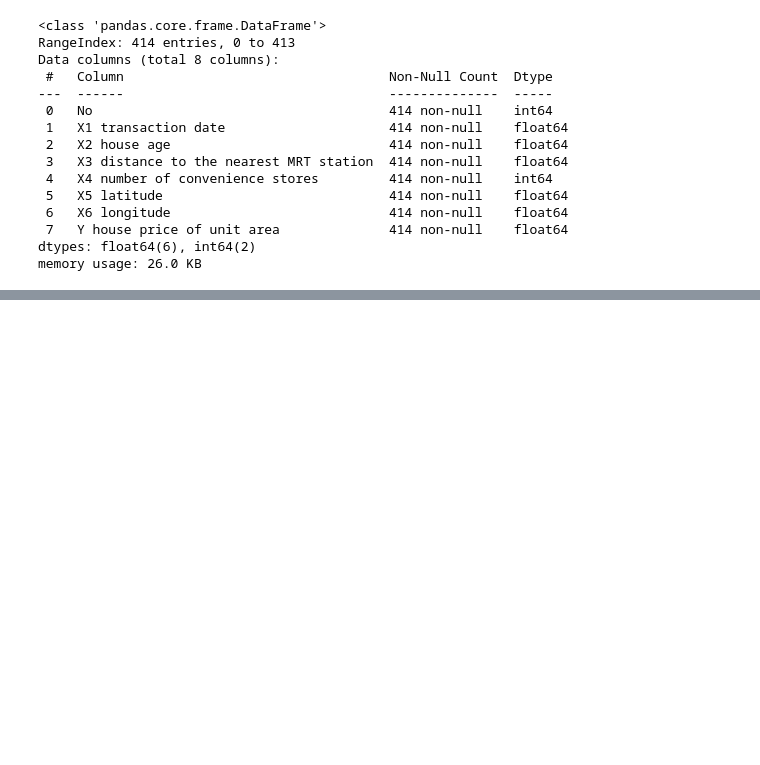
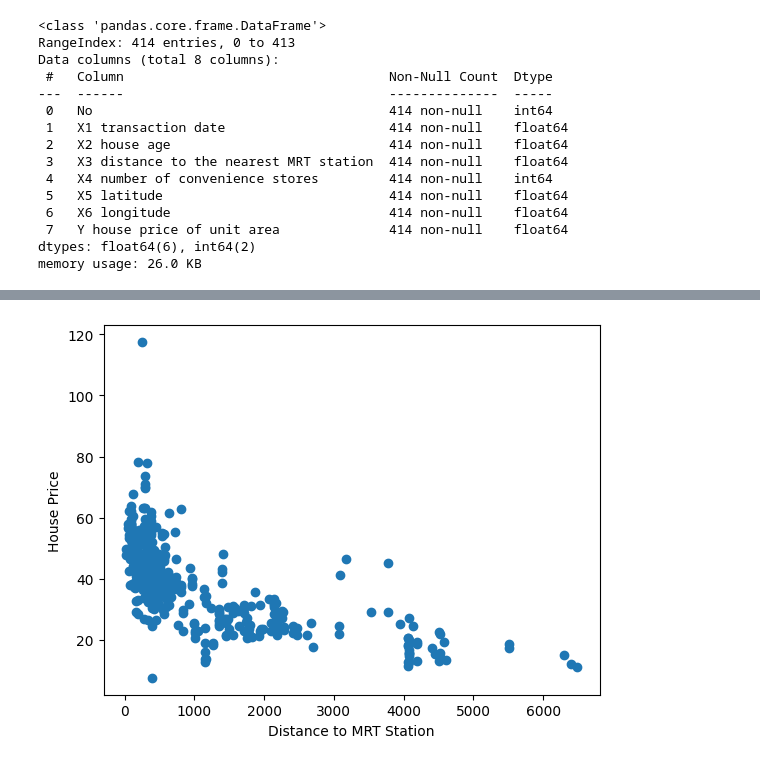
Before and after one commit to satya00089/kaggle-learnings, a Jupyter notebook: polynomial/real-estate/real-estate.ipynb, the cells around one changed output, grey strips where cells are left out. Drawn from its saved outputs; the diff is of its cells as text; code cells hidden in the pictures; blank space fills up the shorter version.

```diff
--- a/polynomial/real-estate/real-estate.ipynb
+++ b/polynomial/real-estate/real-estate.ipynb
@@ -64,0 +73,7 @@ plt.scatter(df['TransactionDate'], df['HousePrice'])
+# %%
+plt.scatter(df['DistanceToMRTStation'], df['HousePrice'])
+plt.xlabel('Distance to MRT Station')
+plt.ylabel('House Price')
+plt.show()
+# %% [output]
+[figure, added]
```
Also changed, not shown: parts of 16 cells of this notebook.
